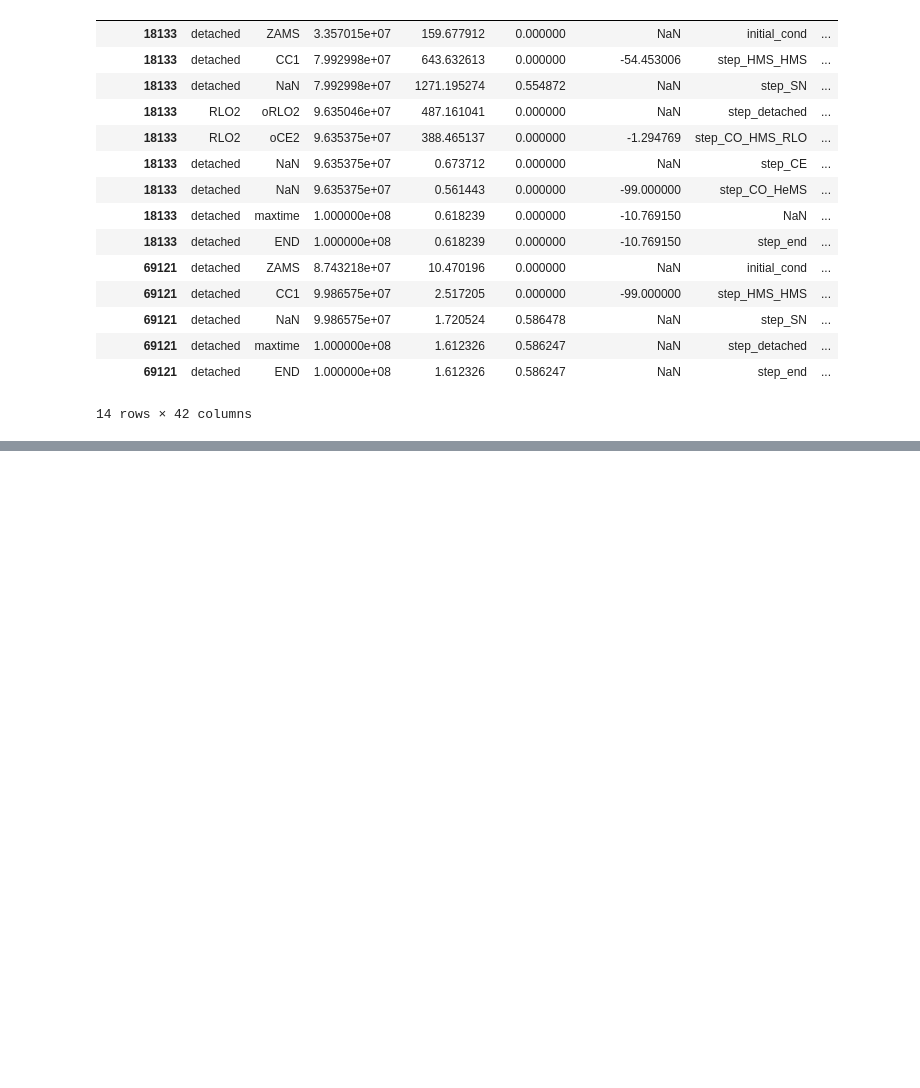
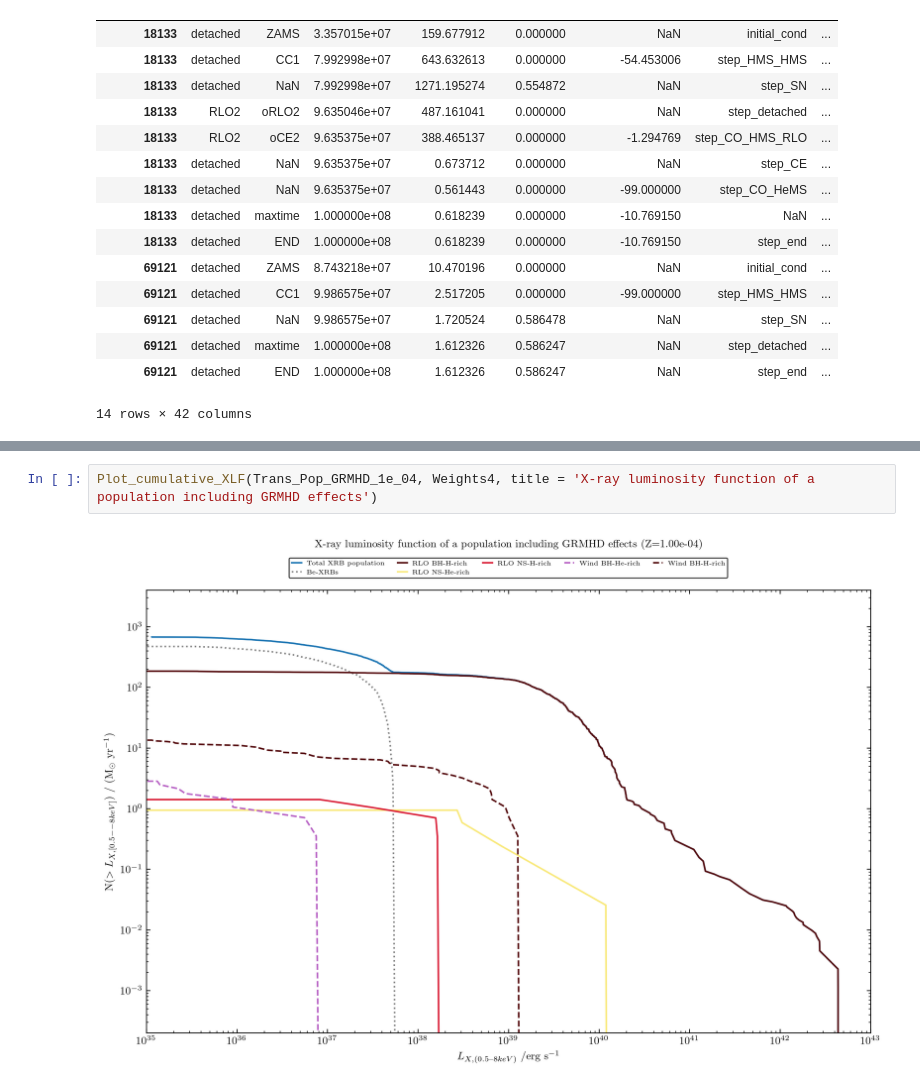
Before and after one commit to AArn80/Master_thesis, a Jupyter notebook: XLF_functions.ipynb, the cells around one changed output, grey strips where cells are left out. Saved outputs shown, nothing was run; the diff lists cells and outputs as text; blank space fills up the shorter version.

```diff
--- a/XLF_functions.ipynb
+++ b/XLF_functions.ipynb
@@ -2217,0 +2285,4 @@ Plot_cumulative_XLF(Trans_pop, Weights)
+# %%
+Plot_cumulative_XLF(Trans_Pop_GRMHD_1e_04, Weights4, title = 'X-ray luminosity function of a population including GRMHD effects')
+# %% [output]
+[figure, added]
```
Also changed, not shown: parts of 45 cells of this notebook, 4 other files.
